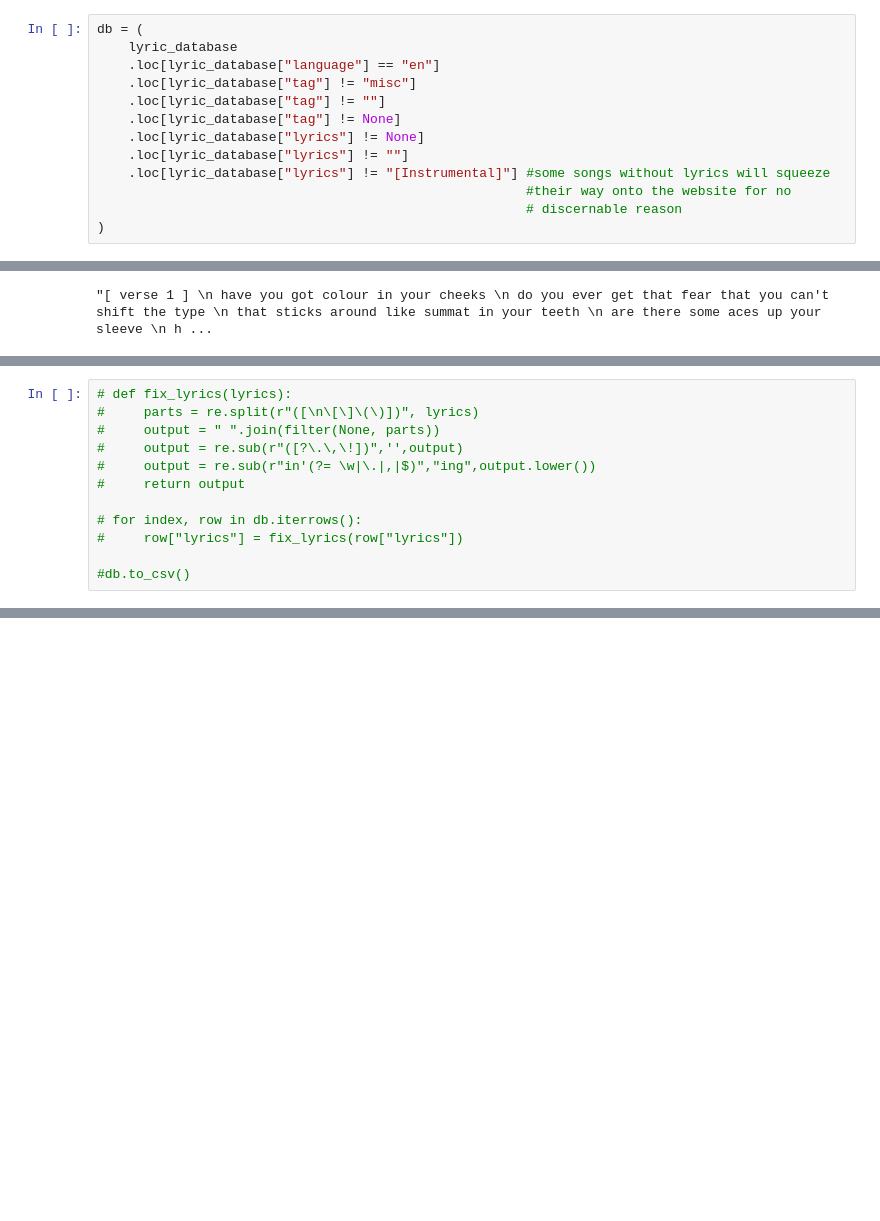
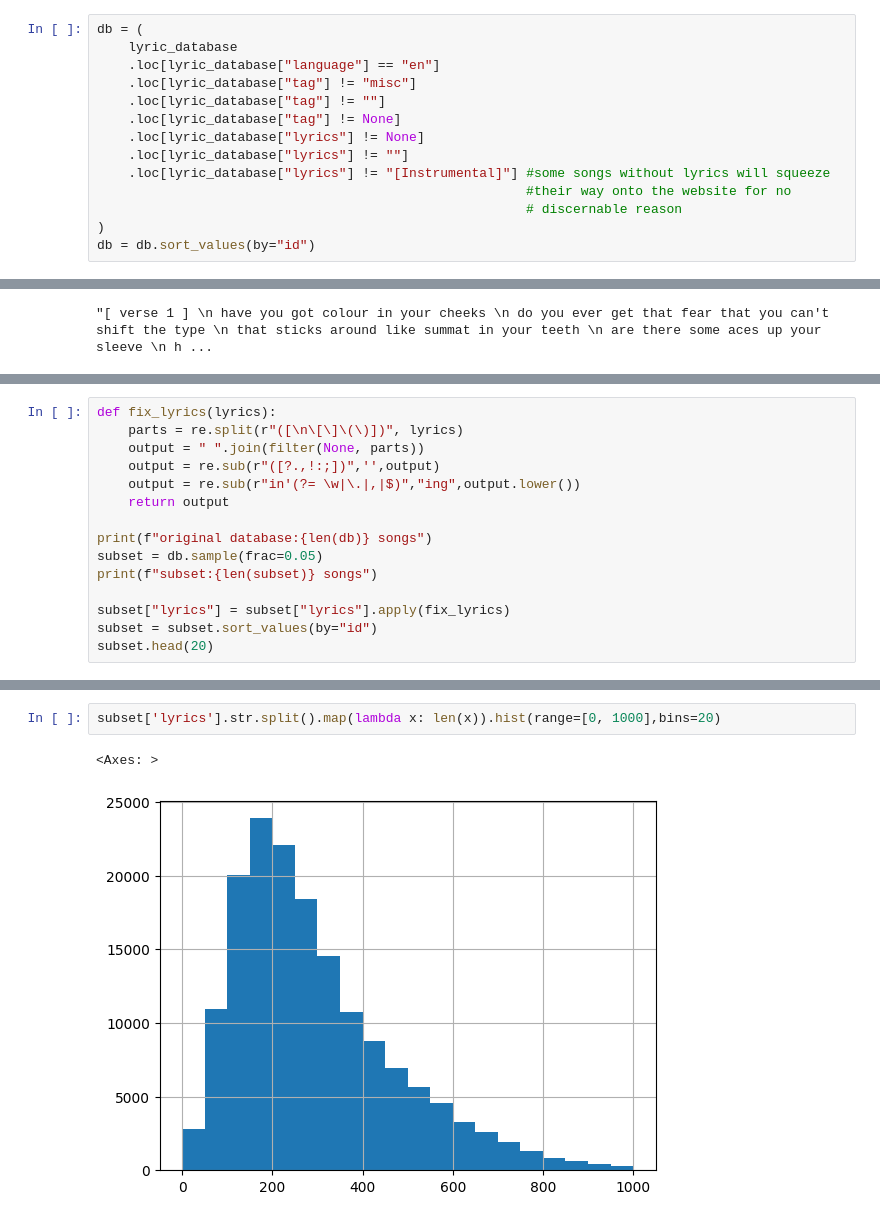
Before and after one commit to dandyjay/CS39AA-Project, a Jupyter notebook: project.ipynb, the cells around one changed output, grey strips where cells are left out. Cells and saved outputs as stored; diff of their text form; blank space fills up the shorter version.

```diff
--- a/project.ipynb
+++ b/project.ipynb
@@ -47,6 +65,7 @@ db = (
                                                        #their way onto the website for no
                                                        # discernable reason
 )
+db = db.sort_values(by="id")
 # %% [markdown]
 This dataset has several columns that can be used for all sorts of implementation. For the sake of this project only the `lyrics`, `tag`, and `id` columns are of interest to the AI, and `title` and `artist` help *us* read and understand the data.
 
@@ -116,12 +137,15 @@ print(repr(final_lyrics))
 # %%
-# def fix_lyrics(lyrics):
-#     parts = re.split(r"([\n\[\]\(\)])", lyrics)
-#     output = " ".join(filter(None, parts))
-#     output = re.sub(r"([?\.\,\!])",'',output)
-#     output = re.sub(r"in'(?= \w|\.|,|$)","ing",output.lower())
-#     return output
+def fix_lyrics(lyrics):
+    parts = re.split(r"([\n\[\]\(\)])", lyrics)
+    output = " ".join(filter(None, parts))
+    output = re.sub(r"([?.,!:;])",'',output)
+    output = re.sub(r"in'(?= \w|\.|,|$)","ing",output.lower())
+    return output
 
-# for index, row in db.iterrows():
-#     row["lyrics"] = fix_lyrics(row["lyrics"])
+print(f"original database:{len(db)} songs")
+subset = db.sample(frac=0.05)
+print(f"subset:{len(subset)} songs")
 
-#db.to_csv()
+subset["lyrics"] = subset["lyrics"].apply(fix_lyrics)
+subset = subset.sort_values(by="id")
+subset.head(20)
@@ -132,0 +176,5 @@ print(repr(final_lyrics))
+# %%
+subset['lyrics'].str.split().map(lambda x: len(x)).hist(range=[0, 1000],bins=20)
+# %% [output]
+<Axes: >
+[figure, added]
```
Also changed, not shown: parts of 14 cells of this notebook.
